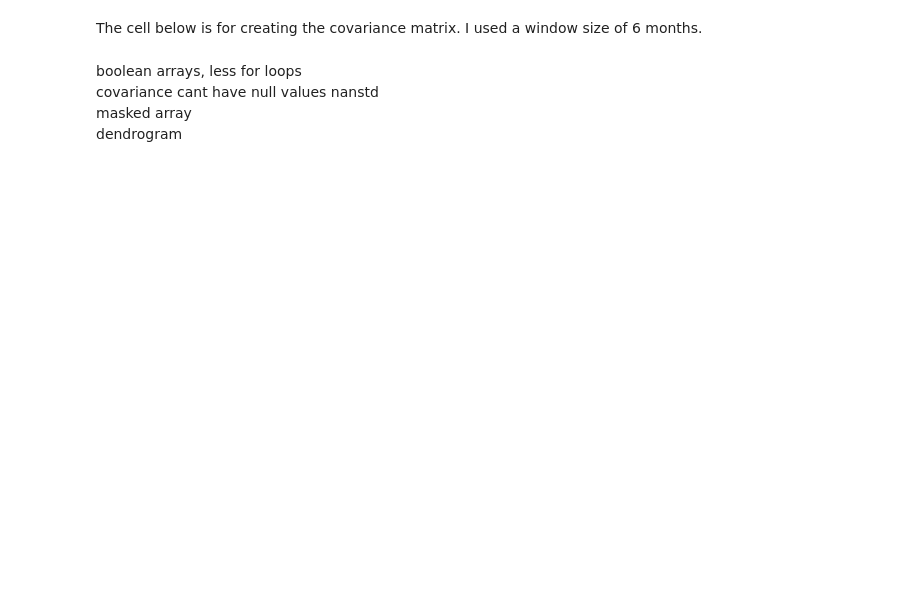
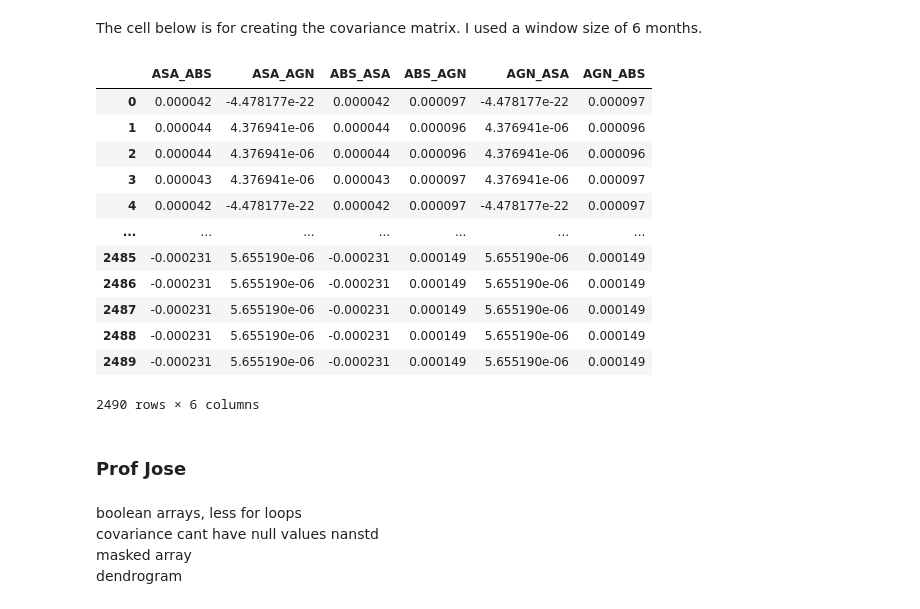
Before and after one commit to donnafaithhh/PSE-Work, a Jupyter notebook: DFTG New Data Processing.ipynb, the cells around one changed output. Cells and saved outputs as stored; diff of their text form; code cells hidden in the pictures; blank space fills up the shorter version.

```diff
--- a/DFTG New Data Processing.ipynb
+++ b/DFTG New Data Processing.ipynb
@@ -160,3 +133,58 @@ The cell below is for creating the covariance matrix. I used a window size of 6
+# %%
+def my_nancov(arr1, arr2):
+    arr1 = np.asarray(arr1)
+    arr2 = np.asarray(arr2)
+
+    mask = ~np.isnan(arr1) & ~np.isnan(arr2)
+    arr1_masked = arr1[mask]
+    arr2_masked = arr2[mask]
+
+    if len(arr1_masked) < 2: # need at least 2 points
+      return np.nan
+
+    return np.cov(np.stack([arr1_masked, arr2_masked], axis=0))[0, 1]
+# %%
+covariance_dict = {}
+window_size = 120
+
+for col in trial.columns:
+    for other in trial.columns:
+        if col != other:
+            covariances = []
+            A = trial[col].to_numpy()
+            B = trial[other].to_numpy()
+
+            for i in range(len(A) - window_size + 1):
+                win_A = A[i:i + window_size]
+                win_B = B[i:i + window_size]
+
+                covar = my_nancov(win_A, win_B)
+                covariances.append(covar)
+
+            covariance_dict[f"{col}_{other}"] = covariances
+# %%
+covar_df = pd.DataFrame(covariance_dict) # .reindex(PSE_log_returns.index)
+# covar_df = covar_df.iloc[:-window_size]
+covar_df
+
+# covar_matrix = covar_matrix.to_numpy()
+# covar_matrix
+# %% [output]
+|  | ASA_ABS | ASA_AGN | ABS_ASA | ABS_AGN | AGN_ASA | AGN_ABS |
+| 0 | 0.000042 | -4.478177e-22 | 0.000042 | 0.000097 | -4.478177e-22 | 0.000097 |
+| 1 | 0.000044 | 4.376941e-06 | 0.000044 | 0.000096 | 4.376941e-06 | 0.000096 |
+| 2 | 0.000044 | 4.376941e-06 | 0.000044 | 0.000096 | 4.376941e-06 | 0.000096 |
+| 3 | 0.000043 | 4.376941e-06 | 0.000043 | 0.000097 | 4.376941e-06 | 0.000097 |
+| 4 | 0.000042 | -4.478177e-22 | 0.000042 | 0.000097 | -4.478177e-22 | 0.000097 |
+| ... | ... | ... | ... | ... | ... | ... |
+| 2485 | -0.000231 | 5.655190e-06 | -0.000231 | 0.000149 | 5.655190e-06 | 0.000149 |
+| 2486 | -0.000231 | 5.655190e-06 | -0.000231 | 0.000149 | 5.655190e-06 | 0.000149 |
+| 2487 | -0.000231 | 5.655190e-06 | -0.000231 | 0.000149 | 5.655190e-06 | 0.000149 |
+| 2488 | -0.000231 | 5.655190e-06 | -0.000231 | 0.000149 | 5.655190e-06 | 0.000149 |
+| 2489 | -0.000231 | 5.655190e-06 | -0.000231 | 0.000149 | 5.655190e-06 | 0.000149 |
+2490 rows × 6 columns
+# %% [markdown]
+### Prof Jose
 # %% [markdown]
 boolean arrays, less for loops <br>
 covariance cant have null values nanstd <br>
```
Also changed, not shown: parts of 31 cells of this notebook.
